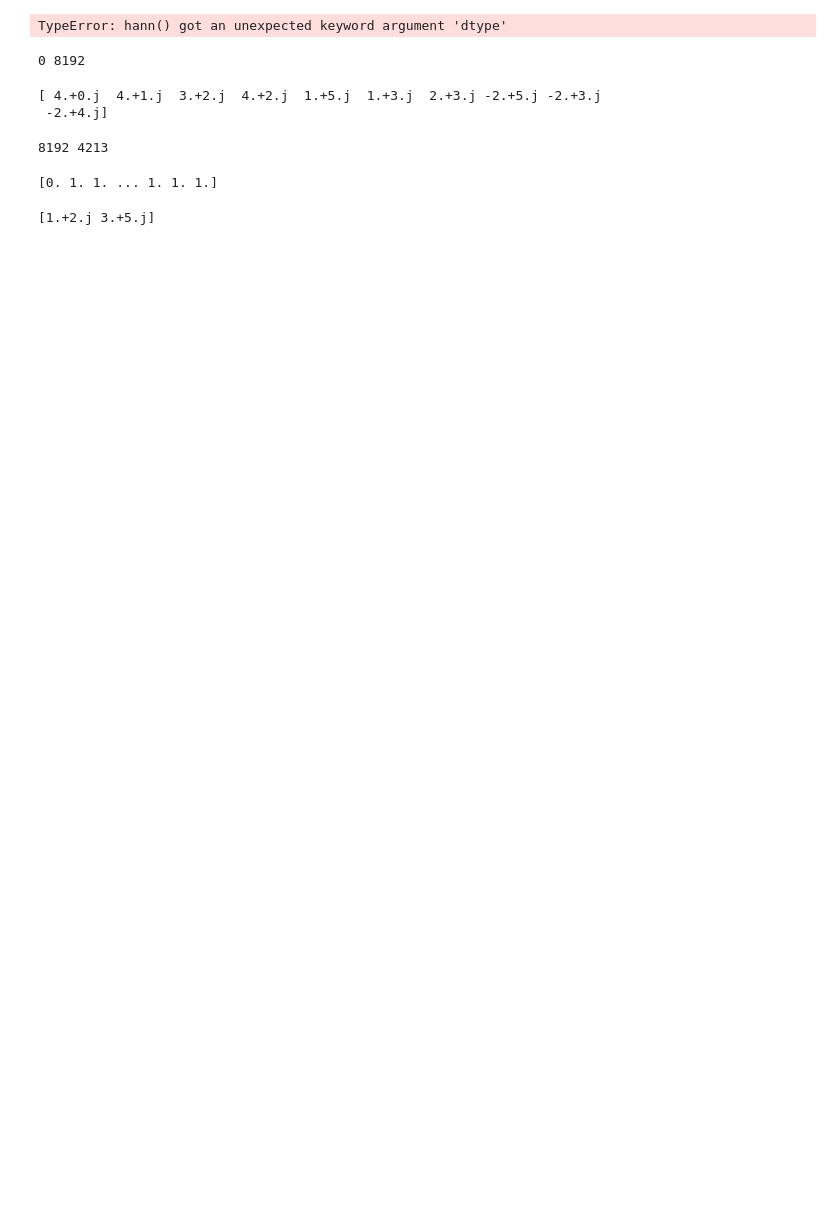
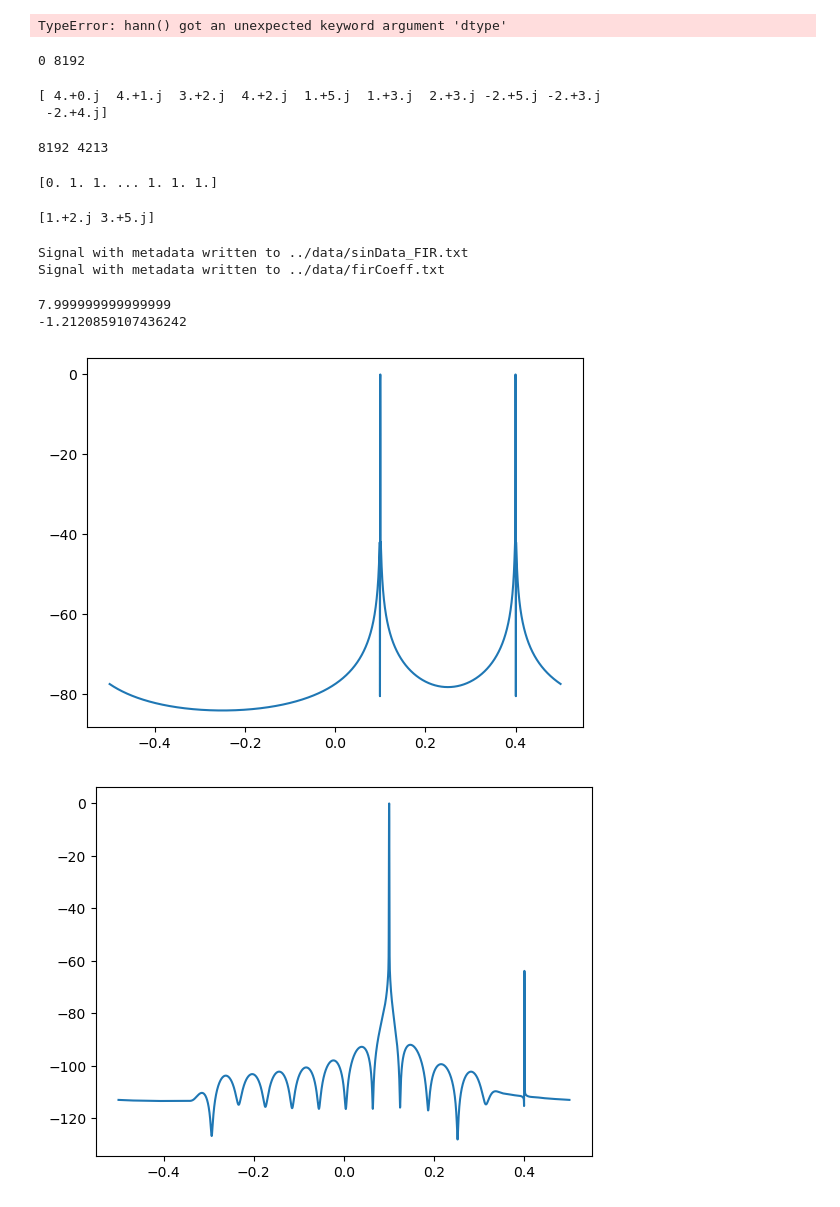
Before and after one commit to urosminoski/All-Digital-RF-Transmitter-in-FPGA-master-, a Jupyter notebook: sim/v1.5/python/Untitled.ipynb, the cells around one changed output. Saved outputs shown, nothing was run; the diff lists cells and outputs as text; code cells hidden in the pictures; blank space fills up the shorter version.

```diff
--- a/sim/v1.5/python/Untitled.ipynb
+++ b/sim/v1.5/python/Untitled.ipynb
@@ -632,0 +664,46 @@ print(a/b)
+# %%
+N = 2**12
+n = np.arange(N)
+F1 = 0.1
+F2 = 0.4
+
+x = np.exp(1j*2*np.pi*F1*n) + np.exp(1j*2*np.pi*F2*n)
+
+Fpass = 0.25
+Fstop = 0.35
+AdB = 60
+deltaPass = 10**(-AdB/20)
+deltaStop = deltaPass
+
+firCoeff = remezlp(Fpass, Fstop, deltaPass, deltaStop, nPoints=N, Nmax=500)
+firCoeff *= 2**3 / np.max(firCoeff)
+
+write_signal_to_file("../data/sinData_FIR.txt", x)
+write_signal_to_file("../data/firCoeff.txt", firCoeff)
+# %% [output]
+Signal with metadata written to ../data/sinData_FIR.txt
+Signal with metadata written to ../data/firCoeff.txt
+# %%
+print(np.max(firCoeff))
+print(np.min(firCoeff))
+# %% [output]
+7.999999999999999
+-1.2120859107436242
+# %%
+XdB = fftdB(x, win=True)
+XdB -= np.max(XdB)
+
+y = signal.lfilter(firCoeff, 1.0, x)
+YdB = fftdB(y, win=True)
+YdB -= np.max(YdB)
+
+freqs = (np.arange(len(x)) / len(x) - 0.5)
+
+plt.plot(freqs, XdB)
+plt.show();
+
+plt.plot(freqs, YdB)
+plt.show();
+# %% [output]
+[figure, added]
+[figure, added]
```
Also changed, not shown: parts of 5 cells of this notebook, 26 other files.
